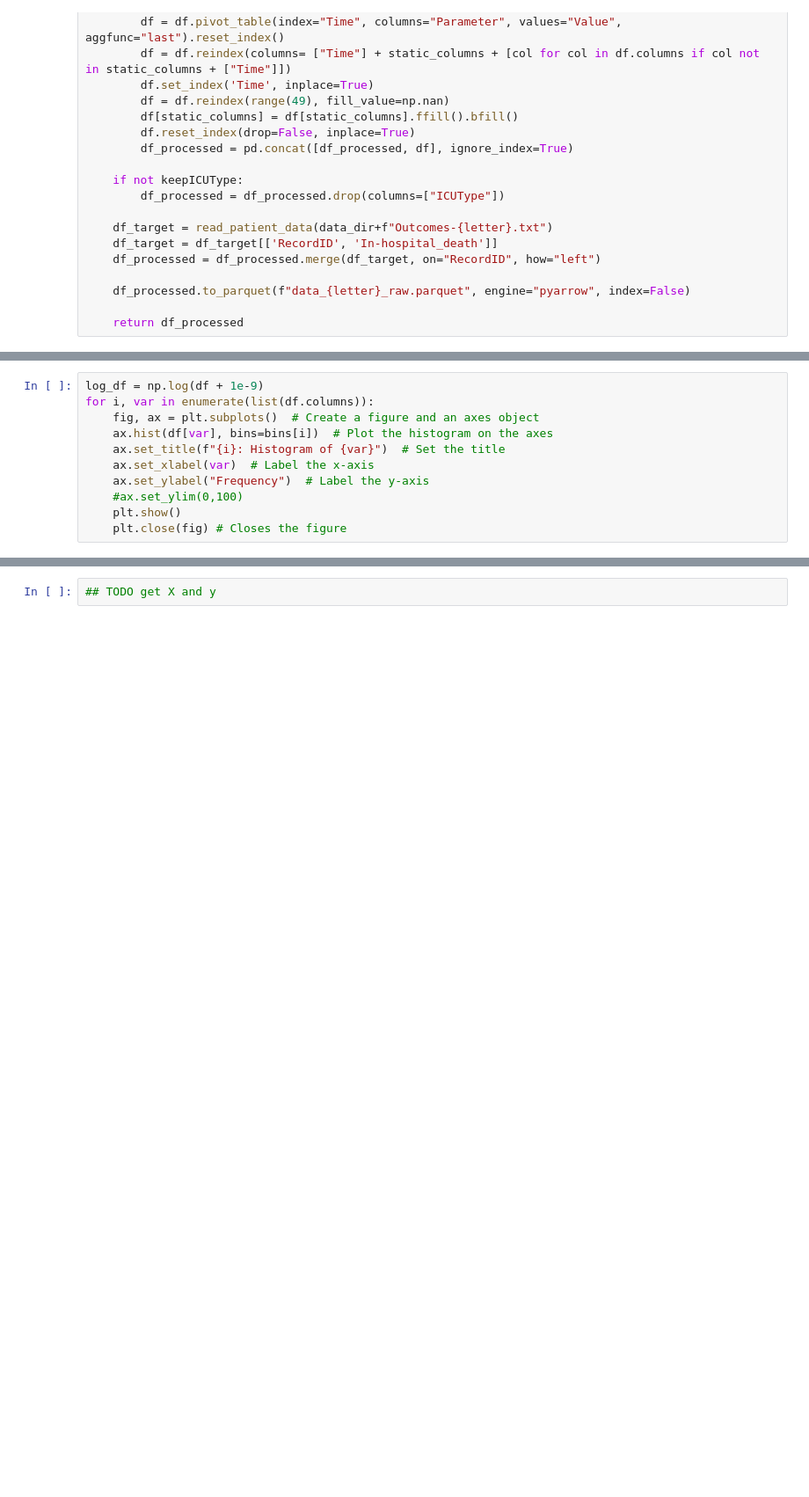
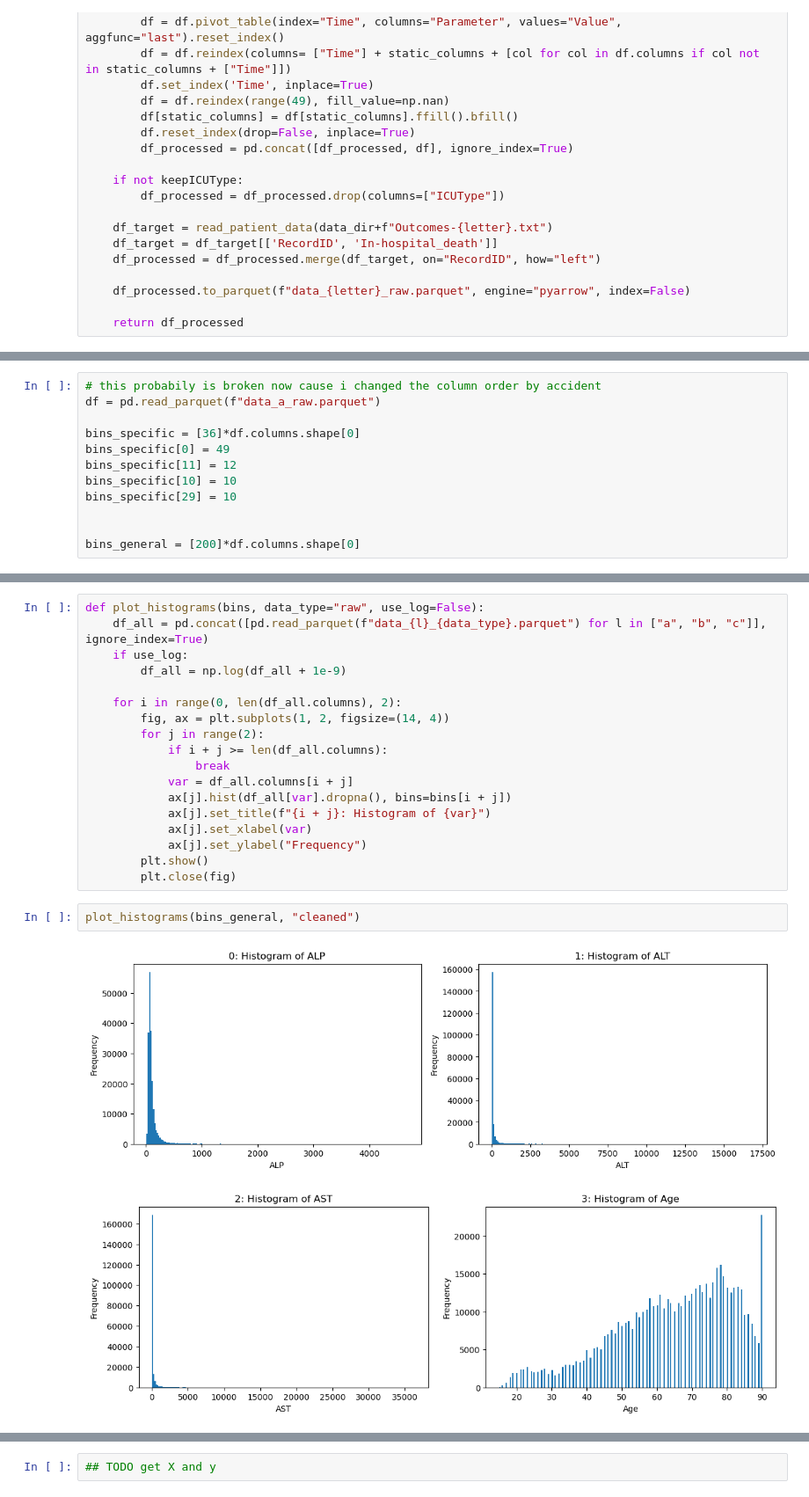
Before and after one commit to KarlDeck/ML4HC_P1, a Jupyter notebook: Project1.ipynb, the cells around one changed output, grey strips where cells are left out. Shown at 88% size. Drawn from its saved outputs; the diff is of its cells as text; blank space fills up the shorter version.

Commit message:
Modified plotting, looked over cleaning and reordered code a bit but messed up everything related to column order (sorry for that, will fix tmw)

```diff
--- a/Project1.ipynb
+++ b/Project1.ipynb
@@ -83,11 +198,0 @@ bins[29] = 10
-# %%
-log_df = np.log(df + 1e-9)
-for i, var in enumerate(list(df.columns)):
-    fig, ax = plt.subplots()  # Create a figure and an axes object
-    ax.hist(df[var], bins=bins[i])  # Plot the histogram on the axes
-    ax.set_title(f"{i}: Histogram of {var}")  # Set the title
-    ax.set_xlabel(var)  # Label the x-axis
-    ax.set_ylabel("Frequency")  # Label the y-axis
-    #ax.set_ylim(0,100)
-    plt.show()
-    plt.close(fig) # Closes the figure
@@ -93,0 +201,12 @@ for i, var in enumerate(list(df.columns)):
+# %%
+# this probabily is broken now cause i changed the column order by accident
+df = pd.read_parquet(f"data_a_raw.parquet")
+
+bins_specific = [36]*df.columns.shape[0]
+bins_specific[0] = 49
+bins_specific[11] = 12
+bins_specific[10] = 10
+bins_specific[29] = 10
+
+
+bins_general = [200]*df.columns.shape[0]
@@ -93,0 +215,23 @@ for i, var in enumerate(list(df.columns)):
+# %%
+def plot_histograms(bins, data_type="raw", use_log=False):
+    df_all = pd.concat([pd.read_parquet(f"data_{l}_{data_type}.parquet") for l in ["a", "b", "c"]], ignore_index=True)
+    if use_log:
+        df_all = np.log(df_all + 1e-9)
+
+    for i in range(0, len(df_all.columns), 2):
+        fig, ax = plt.subplots(1, 2, figsize=(14, 4))
+        for j in range(2):
+            if i + j >= len(df_all.columns):
+                break
+            var = df_all.columns[i + j]
+            ax[j].hist(df_all[var].dropna(), bins=bins[i + j])
+            ax[j].set_title(f"{i + j}: Histogram of {var}")
+            ax[j].set_xlabel(var)
+            ax[j].set_ylabel("Frequency")
+        plt.show()
+        plt.close(fig)
+# %%
+plot_histograms(bins_general, "cleaned")
+# %% [output]
+[figure, added]
+[figure, added]
```
Also changed, not shown: parts of 38 cells of this notebook.
